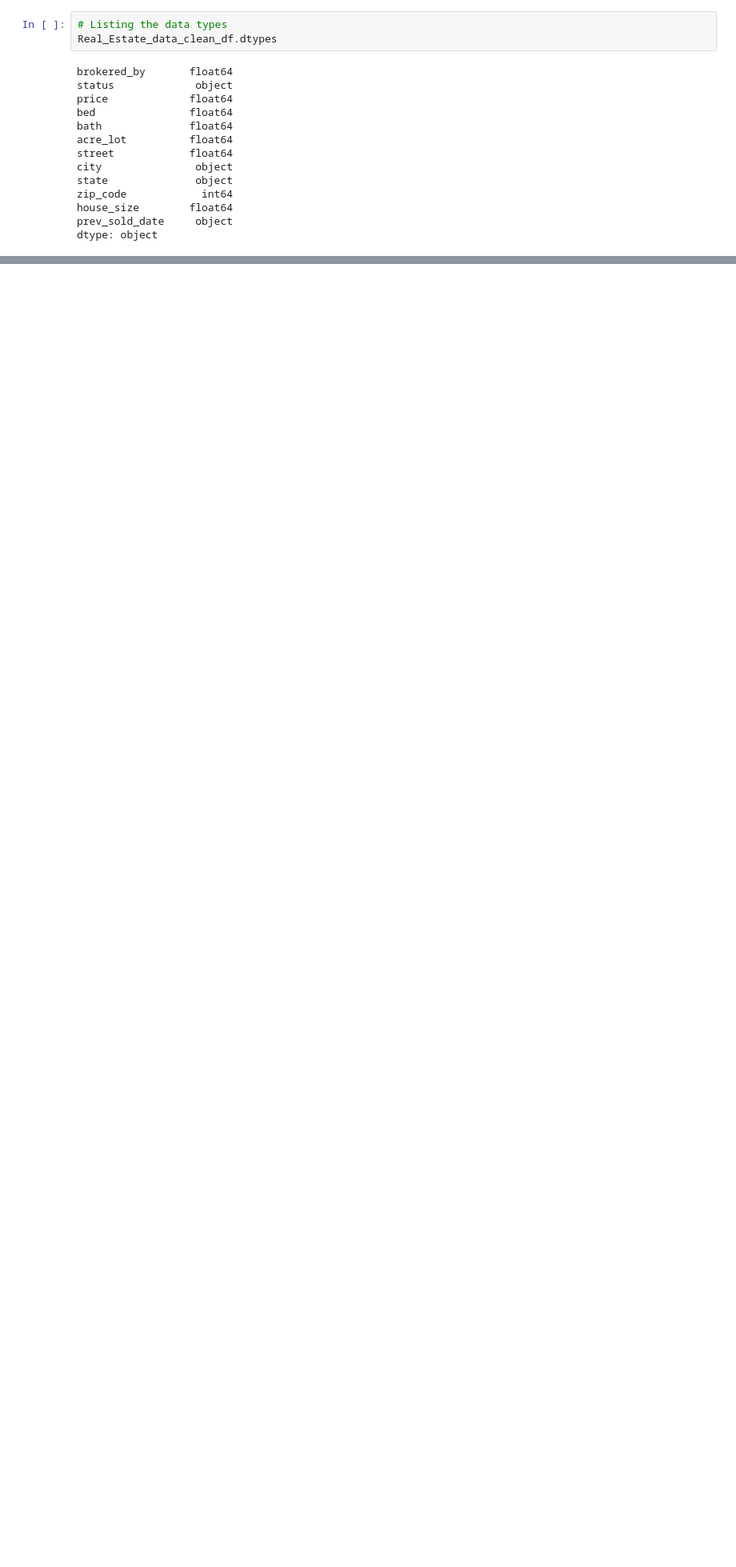
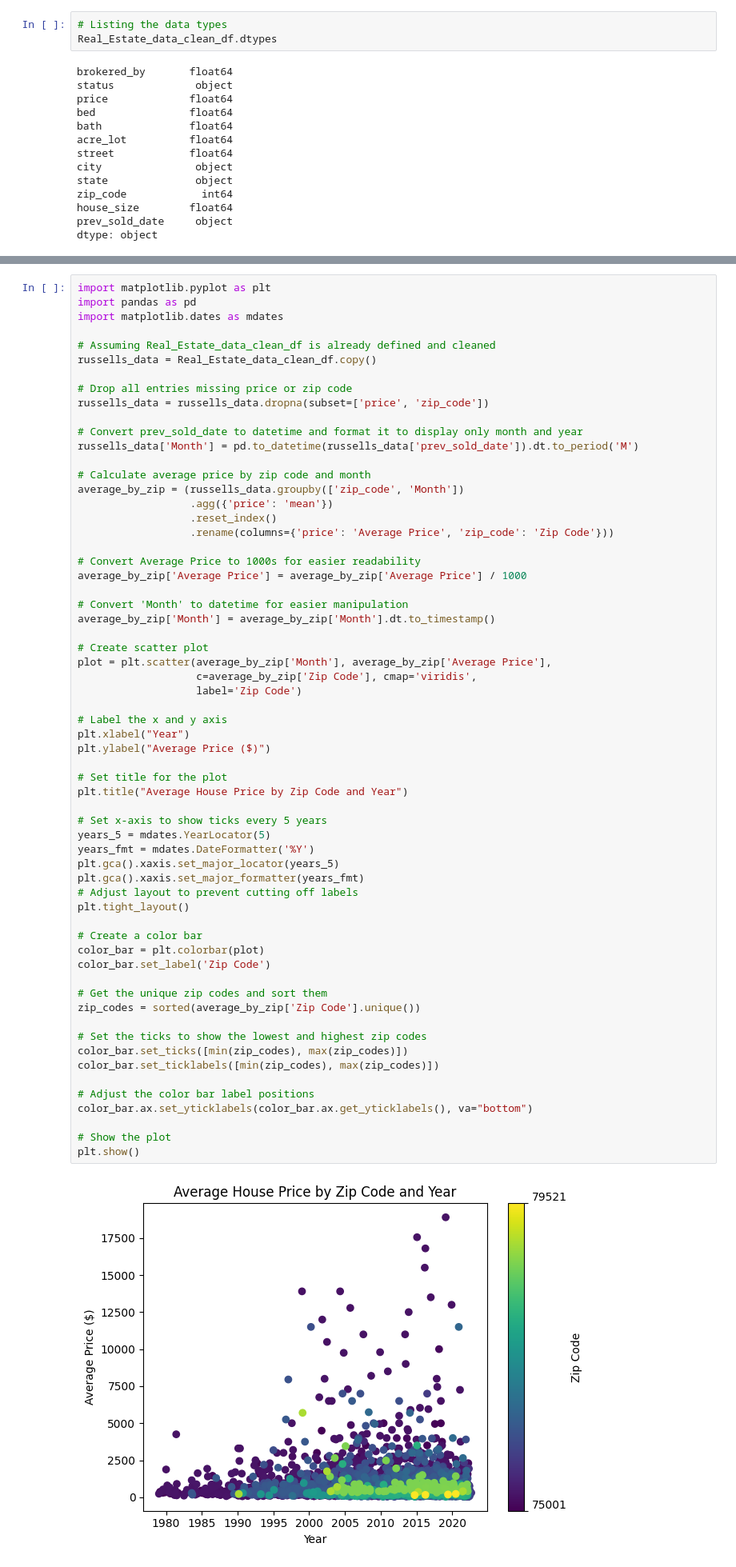
Before and after one commit to trentlerma/groupthreeproject, a Jupyter notebook: Project 2.ipynb, the cells around one changed output, grey strips where cells are left out. Shown: that part at 80% size. Saved outputs shown, nothing was run; the diff lists cells and outputs as text; blank space fills up the shorter version.

Commit message:
Checking home values by year and zipcode.

```diff
--- a/Project 2.ipynb
+++ b/Project 2.ipynb
@@ -131,0 +136,64 @@ Real_Estate_data_clean_df.value_counts
+# %%
+import matplotlib.pyplot as plt
+import pandas as pd
+import matplotlib.dates as mdates
+
+# Assuming Real_Estate_data_clean_df is already defined and cleaned
+russells_data = Real_Estate_data_clean_df.copy()
+
+# Drop all entries missing price or zip code
+russells_data = russells_data.dropna(subset=['price', 'zip_code'])
+
+# Convert prev_sold_date to datetime and format it to display only month and year
+russells_data['Month'] = pd.to_datetime(russells_data['prev_sold_date']).dt.to_period('M')
+
+# Calculate average price by zip code and month
+average_by_zip = (russells_data.groupby(['zip_code', 'Month'])
+                  .agg({'price': 'mean'})
+                  .reset_index()
+                  .rename(columns={'price': 'Average Price', 'zip_code': 'Zip Code'}))
+
+# Convert Average Price to 1000s for easier readability
+average_by_zip['Average Price'] = average_by_zip['Average Price'] / 1000
+
+# Convert 'Month' to datetime for easier manipulation
+average_by_zip['Month'] = average_by_zip['Month'].dt.to_timestamp()
+
+# Create scatter plot
+plot = plt.scatter(average_by_zip['Month'], average_by_zip['Average Price'],
+                   c=average_by_zip['Zip Code'], cmap='viridis',
+                   label='Zip Code')
+
+# Label the x and y axis
+plt.xlabel("Year")
+plt.ylabel("Average Price ($)")
+
+# Set title for the plot
+plt.title("Average House Price by Zip Code and Year")
+
+# Set x-axis to show ticks every 5 years
+years_5 = mdates.YearLocator(5)
+years_fmt = mdates.DateFormatter('%Y')
+plt.gca().xaxis.set_major_locator(years_5)
+plt.gca().xaxis.set_major_formatter(years_fmt)
+# Adjust layout to prevent cutting off labels
+plt.tight_layout()
+
+# Create a color bar
+color_bar = plt.colorbar(plot)
+color_bar.set_label('Zip Code')
+
+# Get the unique zip codes and sort them
+zip_codes = sorted(average_by_zip['Zip Code'].unique())
+
+# Set the ticks to show the lowest and highest zip codes
+color_bar.set_ticks([min(zip_codes), max(zip_codes)])
+color_bar.set_ticklabels([min(zip_codes), max(zip_codes)])
+
+# Adjust the color bar label positions
+color_bar.ax.set_yticklabels(color_bar.ax.get_yticklabels(), va="bottom")
+
+# Show the plot
+plt.show()
+# %% [output]
+[figure, added]
```
Also changed, not shown: parts of 4 cells of this notebook, 1 other file.
